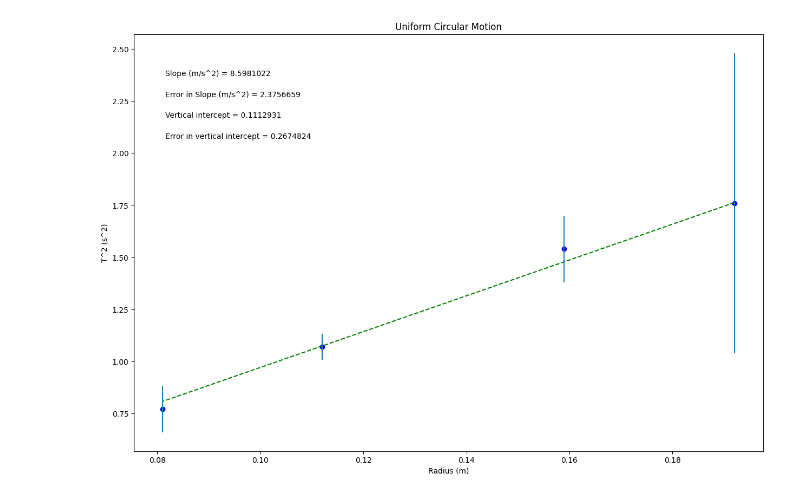
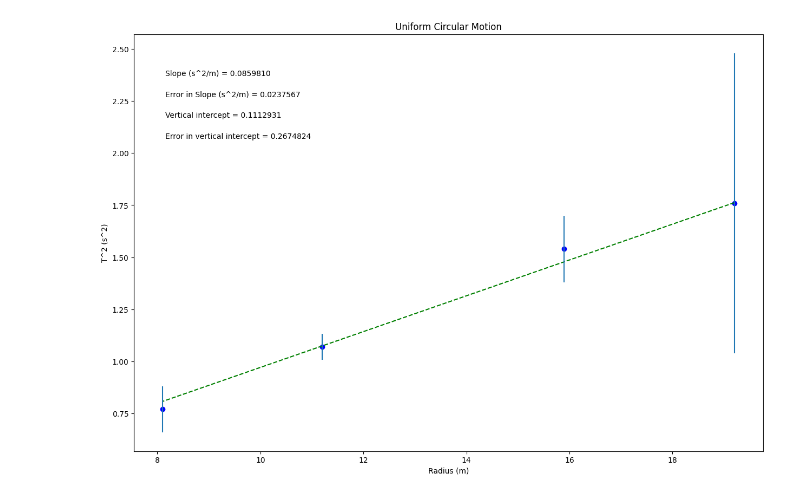
Before and after one commit to metavangilder-eng/Meta-VanGilder-Physics-Lab, a Jupyter notebook: Copy_of_Physics_lab_3.ipynb, the cells around one changed output. Cells and saved outputs as stored; diff of their text form; code cells hidden in the pictures.

```diff
--- a/Copy_of_Physics_lab_3.ipynb
+++ b/Copy_of_Physics_lab_3.ipynb
@@ -19,7 +19,7 @@ import matplotlib.pyplot as plt
 #variable names should start with a letter and must contain only letters, numbers, and underscores
 
 
-radius_vals = np.array([0.192, 0.159, 0.112, 0.081])
+radius_vals = np.array([19.2, 15.9, 11.2, 8.1])
 
 revolution_time_sq = np.array([1.76, 1.54, 1.07, 0.77])
 
@@ -40,7 +40,7 @@ dy = error_rev_time        #this should be your error in y array
 plot_title= 'Uniform Circular Motion'
 x_label= 'Radius (m)'
 y_label= 'T^2 (s^2)'
-slope_units= 'm/s^2'
+slope_units= 's^2/m'
 
 #UPDATE ANNOTATION PLACEMENT SO IT'S OUT OF WAY OF PLOTTED DATA AND BEST FIT LINE
 #integer from 1 to 4, top R corner is 1 (counter-clockwise from there)
@@ -92,31 +92,31 @@ elif annotation_placement==3 or annotation_placement==4:
 #Don't need to change anything in this section!
 
 #Plot data on graph. Plot error bars and place values for slope,
 #error in slope, and vertical intercept (plus error) on the plot using "annotate"
 
 plt.figure(figsize=(15,10))
 
 plt.plot(x, fit, color='green', linestyle='--')
 plt.scatter(x, y, color='blue', marker='o')
 
 plt.xlabel(x_label)
 plt.ylabel(y_label)
 plt.title(plot_title)
 
 plt.errorbar(x, y, yerr=dy, xerr=None, fmt="none") #don't need to plot x error bars
 
 plt.annotate('Slope ({}) = {value:.{digits}f}'.format(slope_units,value=m, digits=7),
              (xpos, ypos[0]), xycoords='axes fraction')
 
 plt.annotate('Error in Slope ({}) = {value:.{digits}f}'.format(slope_units,value=dm, digits=7),
              (xpos, ypos[1]), xycoords='axes fraction')
 
 plt.annotate('Vertical intercept = {value:.{digits}f}'.format(value=b, digits=7),
              (xpos, ypos[2]), xycoords='axes fraction')
 
 plt.annotate('Error in vertical intercept = {value:.{digits}f}'.format(value=db, digits=7),
              (xpos, ypos[3]), xycoords='axes fraction')
 
 plt.show()
 # %% [output]
-[figure, old version]
+[figure, new version]
```
